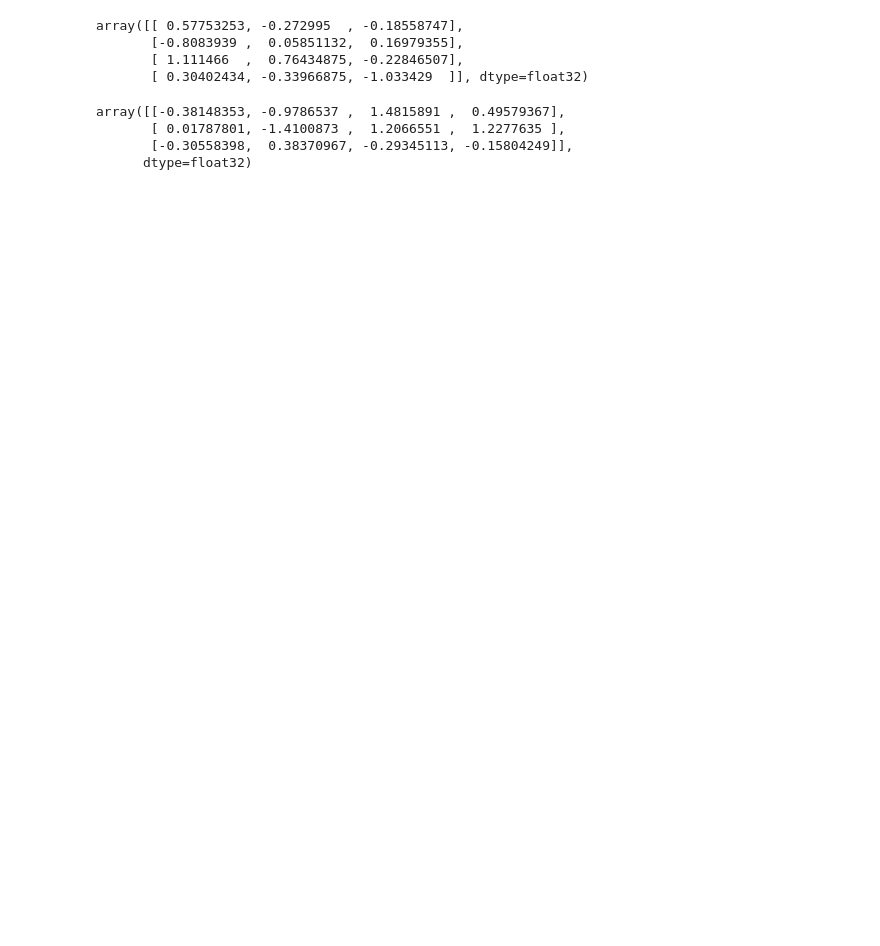
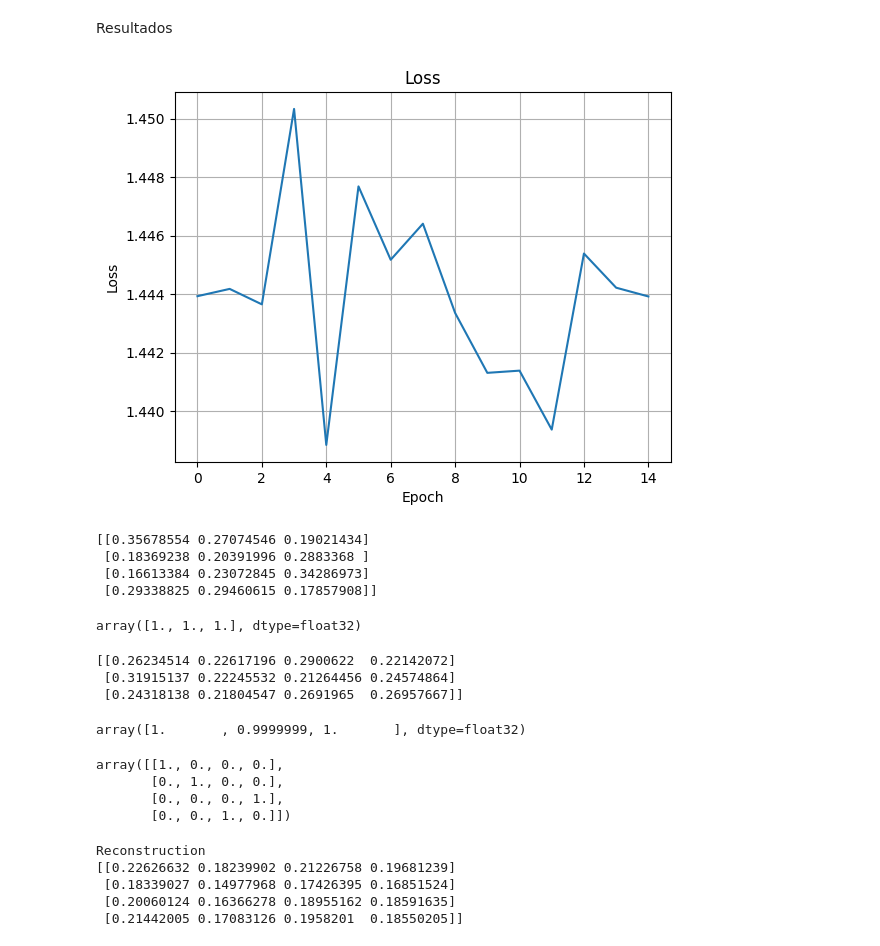
Before and after one commit to angelmdezhdez/thesis, a Jupyter notebook: exp_recon.ipynb, the cells around one changed output. Saved outputs shown, nothing was run; the diff lists cells and outputs as text; code cells hidden in the pictures; blank space fills up the shorter version.

```diff
--- a/exp_recon.ipynb
+++ b/exp_recon.ipynb
@@ -19,16 +72,47 @@ from mpl_toolkits.mplot3d import Axes3D
+# %% [markdown]
+Resultados
+# %%
+loss = np.load('results_little_experiment/loss.npy')
+plt.plot(loss)
+plt.title('Loss')
+plt.xlabel('Epoch')
+plt.ylabel('Loss')
+plt.grid()
+plt.show()
+# %% [output]
+[figure, added]
 # %%
 D = np.load('results_little_experiment/dictionary.npy')
-D
+print(D)
+D.sum(axis=0)
 # %% [output]
-array([[ 0.57753253, -0.272995  , -0.18558747],
-       [-0.8083939 ,  0.05851132,  0.16979355],
-       [ 1.111466  ,  0.76434875, -0.22846507],
-       [ 0.30402434, -0.33966875, -1.033429  ]], dtype=float32)
+[[0.35678554 0.27074546 0.19021434]
+ [0.18369238 0.20391996 0.2883368 ]
+ [0.16613384 0.23072845 0.34286973]
+ [0.29338825 0.29460615 0.17857908]]
+array([1., 1., 1.], dtype=float32)
 # %%
 weights = np.load('results_little_experiment/weights.npy')
-weights[0]
+print(weights[0])
+weights[0].sum(axis=1)
 # %% [output]
-array([[-0.38148353, -0.9786537 ,  1.4815891 ,  0.49579367],
-       [ 0.01787801, -1.4100873 ,  1.2066551 ,  1.2277635 ],
-       [-0.30558398,  0.38370967, -0.29345113, -0.15804249]],
-      dtype=float32)
+[[0.26234514 0.22617196 0.2900622  0.22142072]
+ [0.31915137 0.22245532 0.21264456 0.24574864]
+ [0.24318138 0.21804547 0.2691965  0.26957667]]
+array([1.       , 0.9999999, 1.       ], dtype=float32)
+# %%
+fs[0]
+# %% [output]
+array([[1., 0., 0., 0.],
+       [0., 1., 0., 0.],
+       [0., 0., 0., 1.],
+       [0., 0., 1., 0.]])
+# %%
+print('Reconstruction')
+print(D@weights[0])
+# %% [output]
+Reconstruction
+[[0.22626632 0.18239902 0.21226758 0.19681239]
+ [0.18339027 0.14977968 0.17426395 0.16851524]
+ [0.20060124 0.16366278 0.18955162 0.18591635]
+ [0.21442005 0.17083126 0.1958201  0.18550205]]
```
Also changed, not shown: parts of 5 cells of this notebook, 14 other files.
